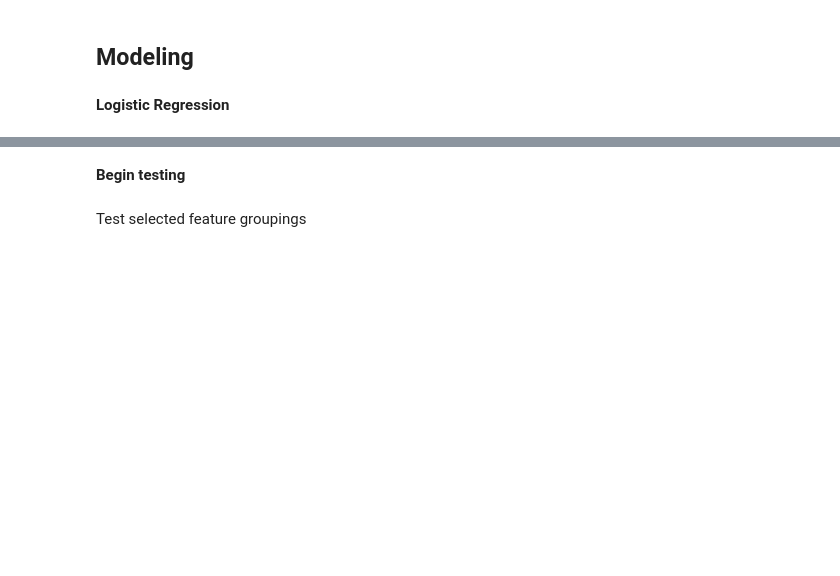
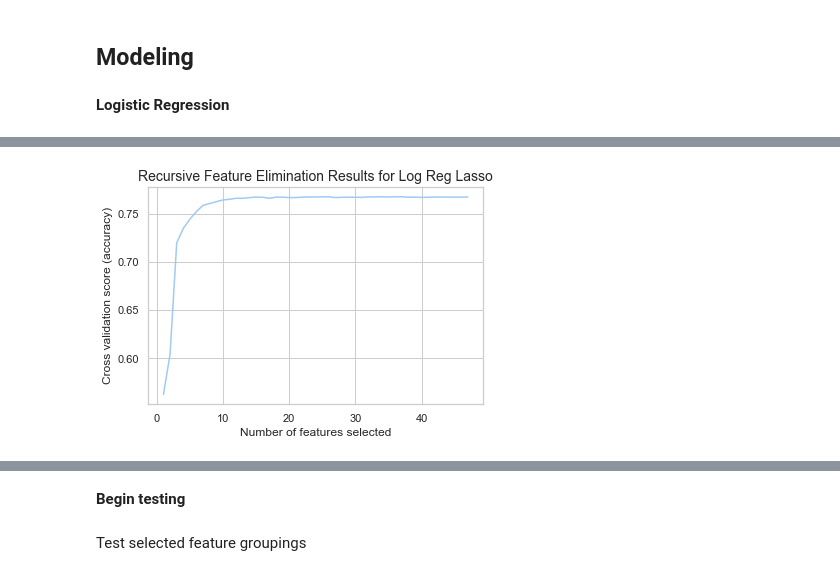
Before and after one commit to phebecarlson/Capstone-Two, a Jupyter notebook: Feature selection - Heart Disease Indicators.ipynb, the cells around one changed output, grey strips where cells are left out. Cells and saved outputs as stored; diff of their text form; code cells hidden in the pictures; blank space fills up the shorter version.

```diff
--- a/Feature selection - Heart Disease Indicators.ipynb
+++ b/Feature selection - Heart Disease Indicators.ipynb
@@ -329,10 +451,12 @@ print(f'RFE selected features: \n{best_features.columns}')
 # %%
 # plot RFECV cv_scores_
 plt.figure()
-plt.title('Recursive Feature Elimination Results for Log Reg Lasso', fontsize=20)
+plt.title('Recursive Feature Elimination Results for Log Reg Lasso', fontsize=14)
 plt.xlabel("Number of features selected")
 plt.ylabel("Cross validation score (accuracy)")
 plt.plot(range(min_features_to_select,
                (len(rfecv.cv_results_['mean_test_score']) + min_features_to_select)),
          rfecv.cv_results_['mean_test_score'],)
 plt.show()
+# %% [output]
+[figure, added]
```
Also changed, not shown: parts of 44 cells of this notebook.
